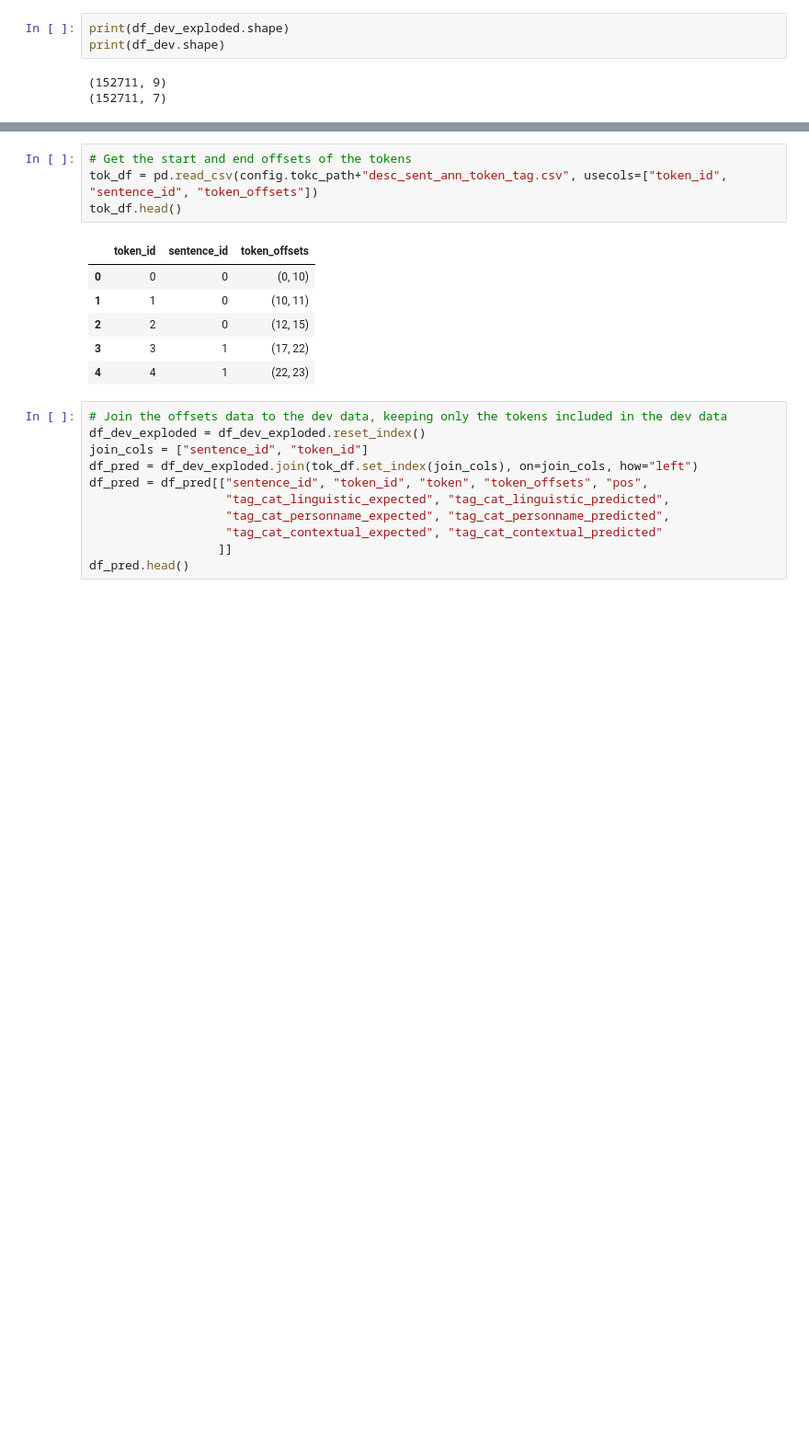
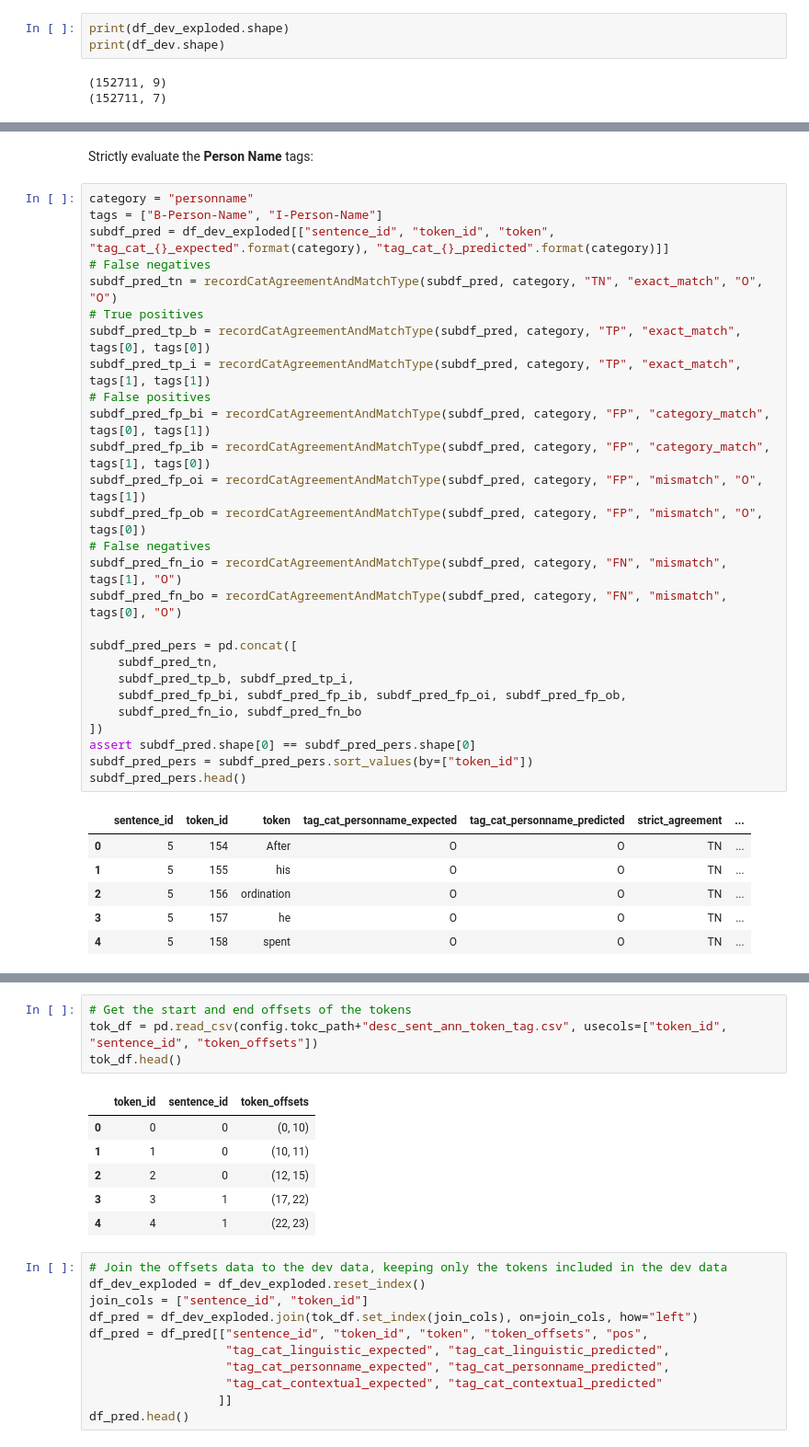
Before and after one commit to thegoose20/gender-bias, a Jupyter notebook: token_classification/SequenceClassifiers_CategoriesCustomFastText.ipynb, the cells around one changed output, grey strips where cells are left out. Shown at 92% size. Drawn from its saved outputs; the diff is of its cells as text; blank space fills up the shorter version.

```diff
--- a/token_classification/SequenceClassifiers_CategoriesCustomFastText.ipynb
+++ b/token_classification/SequenceClassifiers_CategoriesCustomFastText.ipynb
@@ -543,0 +626,36 @@ df_dev_exploded.to_csv(config.tokc_path+"model_output/categoryTags_crfL2sgd_POS-
+# %% [markdown]
+Strictly evaluate the **Person Name** tags:
+# %%
+category = "personname"
+tags = ["B-Person-Name", "I-Person-Name"]
+subdf_pred = df_dev_exploded[["sentence_id", "token_id", "token", "tag_cat_{}_expected".format(category), "tag_cat_{}_predicted".format(category)]]
+# False negatives
+subdf_pred_tn = recordCatAgreementAndMatchType(subdf_pred, category, "TN", "exact_match", "O", "O")
+# True positives
+subdf_pred_tp_b = recordCatAgreementAndMatchType(subdf_pred, category, "TP", "exact_match", tags[0], tags[0])
+subdf_pred_tp_i = recordCatAgreementAndMatchType(subdf_pred, category, "TP", "exact_match", tags[1], tags[1])
+# False positives
+subdf_pred_fp_bi = recordCatAgreementAndMatchType(subdf_pred, category, "FP", "category_match", tags[0], tags[1])
+subdf_pred_fp_ib = recordCatAgreementAndMatchType(subdf_pred, category, "FP", "category_match", tags[1], tags[0])
+subdf_pred_fp_oi = recordCatAgreementAndMatchType(subdf_pred, category, "FP", "mismatch", "O", tags[1])
+subdf_pred_fp_ob = recordCatAgreementAndMatchType(subdf_pred, category, "FP", "mismatch", "O", tags[0])
+# False negatives
+subdf_pred_fn_io = recordCatAgreementAndMatchType(subdf_pred, category, "FN", "mismatch", tags[1], "O")
+subdf_pred_fn_bo = recordCatAgreementAndMatchType(subdf_pred, category, "FN", "mismatch", tags[0], "O")
+
+subdf_pred_pers = pd.concat([
+    subdf_pred_tn,
+    subdf_pred_tp_b, subdf_pred_tp_i,
+    subdf_pred_fp_bi, subdf_pred_fp_ib, subdf_pred_fp_oi, subdf_pred_fp_ob,
+    subdf_pred_fn_io, subdf_pred_fn_bo
+])
+assert subdf_pred.shape[0] == subdf_pred_pers.shape[0]
+subdf_pred_pers = subdf_pred_pers.sort_values(by=["token_id"])
+subdf_pred_pers.head()
+# %% [output]
+|  | sentence_id | token_id | token | tag_cat_personname_expected | tag_cat_personname_predicted | strict_agreement | ... |
+| 0 | 5 | 154 | After | O | O | TN | ... |
+| 1 | 5 | 155 | his | O | O | TN | ... |
+| 2 | 5 | 156 | ordination | O | O | TN | ... |
+| 3 | 5 | 157 | he | O | O | TN | ... |
+| 4 | 5 | 158 | spent | O | O | TN | ... |
```
Also changed, not shown: parts of 34 cells of this notebook, 2 other files.
